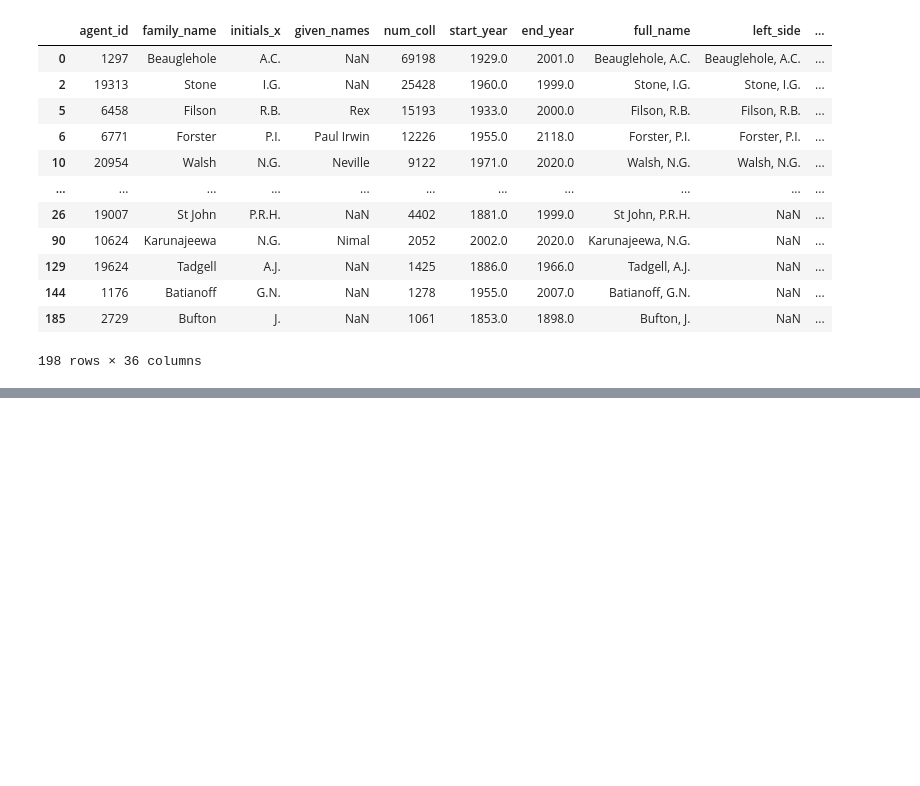
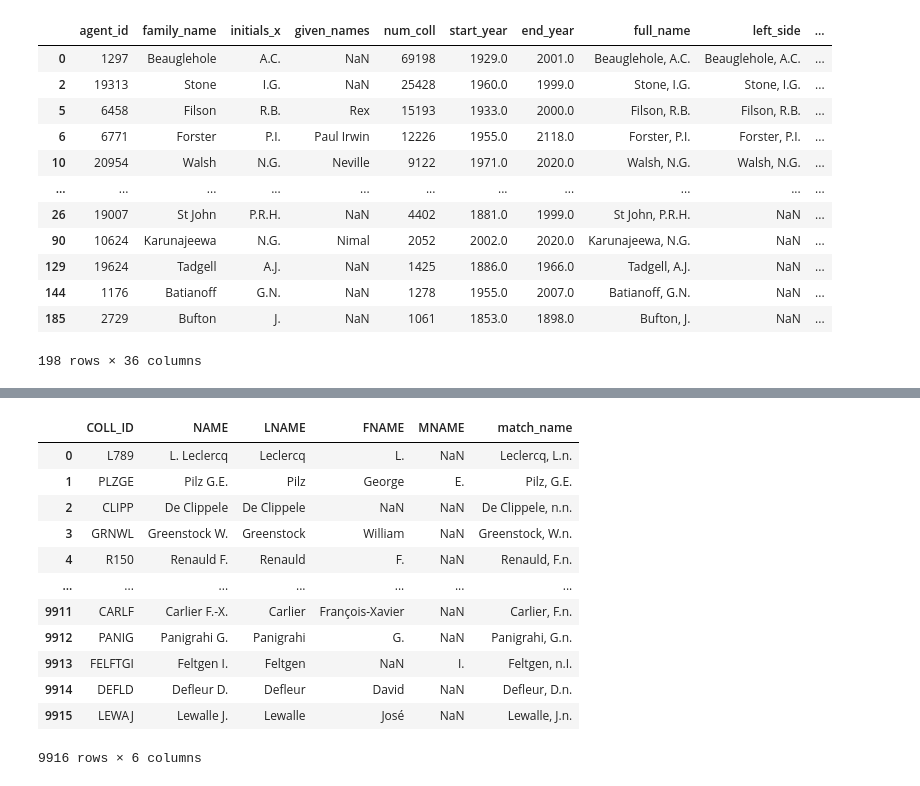
Before and after one commit to nielsklazenga/avh-collectors, a Jupyter notebook: cosine_similarity.ipynb, the cells around one changed output, grey strips where cells are left out. Cells and saved outputs as stored; diff of their text form; code cells hidden in the pictures; blank space fills up the shorter version.

```diff
--- a/cosine_similarity.ipynb
+++ b/cosine_similarity.ipynb
@@ -269,0 +358,54 @@ df_melcoll_wikidata_cossim.to_csv('data/melcoll_wikidata_cossim.csv')
+# %%
+# BG Meise collectors
+dtypes = {
+    'COLL_ID': str,
+    'NAME': str,
+    'LNAME': str,
+    'FNAME': str,
+    'MNAME': str,
+    'NAME_TO_PRINT': str,
+    'TITLE': str,
+    'POSITION': str,
+    'BIRTH_DT': str,
+    'DEATH_DT': str,
+    'COUNTRY_ONE_LINE': str,
+    'BIRTH_DT': str,
+    'DEATH_DT': str,
+    'COUNTRY_CODE': str
+}
+df_bgmcoll = pd.read_csv('data/COLLECTORS_28OCT19.TXT', sep='\t', dtype=dtypes)
+
+match_name = []
+for i, row in df_bgmcoll.iterrows():
+    nstr = str(row['LNAME'])
+    fname = str(row['FNAME'])
+    mname = str(row['MNAME'])
+    if len(fname) > 0:
+        words = re.split('[ .]', fname)
+        words = [string for string in words if string != ""]
+        init = ".".join([x[0] for x in words if len(x) > 0]) + '.'
+        nstr = nstr + ', ' + init
+        if len(mname) > 0:
+            words = re.split('[ .]', mname)
+            words = [string for string in words if string != ""]
+            init = ".".join([x[0] for x in words if len(x) > 0]) + '.'
+            nstr = nstr + init
+    match_name.append(nstr)
+
+df_bgmcoll['match_name'] = match_name
+df_bgmcoll = df_bgmcoll[['COLL_ID', 'NAME', 'LNAME', 'FNAME', 'MNAME', 'match_name']]
+df_bgmcoll
+# %% [output]
+|  | COLL_ID | NAME | LNAME | FNAME | MNAME | match_name |
+| 0 | L789 | L. Leclercq | Leclercq | L. | NaN | Leclercq, L.n. |
+| 1 | PLZGE | Pilz G.E. | Pilz | George | E. | Pilz, G.E. |
+| 2 | CLIPP | De Clippele | De Clippele | NaN | NaN | De Clippele, n.n. |
+| 3 | GRNWL | Greenstock W. | Greenstock | William | NaN | Greenstock, W.n. |
+| 4 | R150 | Renauld F. | Renauld | F. | NaN | Renauld, F.n. |
+| ... | ... | ... | ... | ... | ... | ... |
+| 9911 | CARLF | Carlier F.-X. | Carlier | François-Xavier | NaN | Carlier, F.n. |
+| 9912 | PANIG | Panigrahi G. | Panigrahi | G. | NaN | Panigrahi, G.n. |
+| 9913 | FELFTGI | Feltgen I. | Feltgen | NaN | I. | Feltgen, n.I. |
+| 9914 | DEFLD | Defleur D. | Defleur | David | NaN | Defleur, D.n. |
+| 9915 | LEWAJ | Lewalle J. | Lewalle | José | NaN | Lewalle, J.n. |
+9916 rows × 6 columns
```
Also changed, not shown: parts of 7 cells of this notebook, 5 other files.
